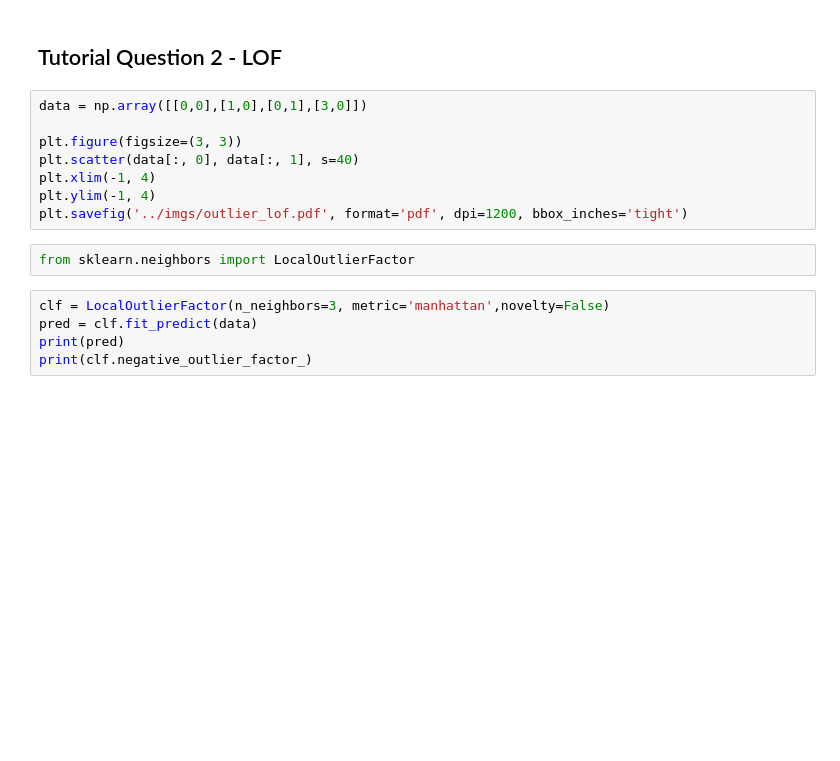
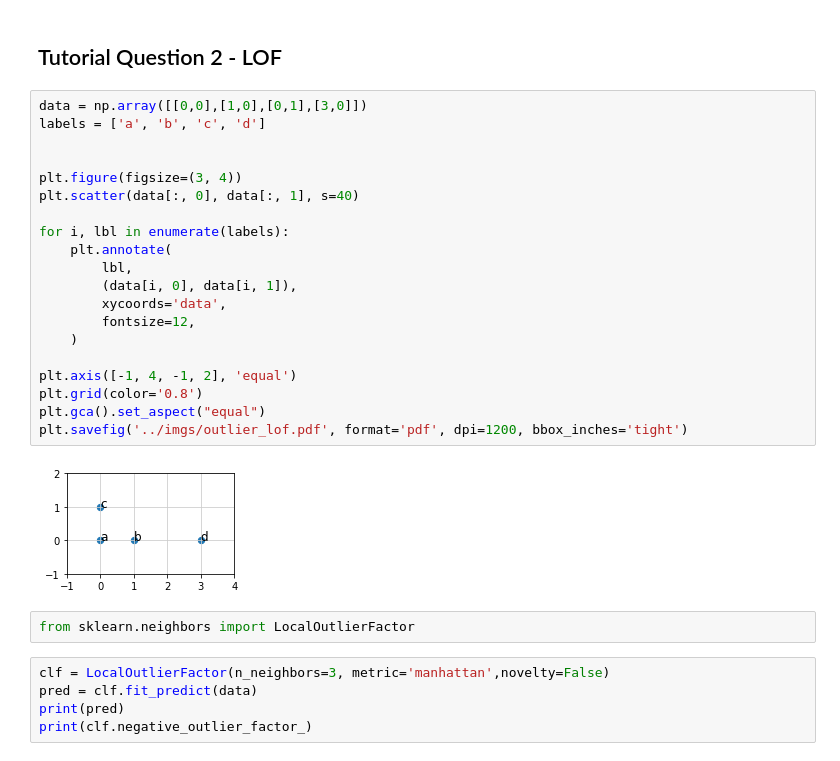
Before and after one commit to HangGao132/tutorial_762_2021, a Jupyter notebook: code/tutorial_11.ipynb, the cells around one changed output. Cells and saved outputs as stored; diff of their text form; blank space fills up the shorter version.

Commit message:
updated figure for LOF

```diff
--- a/code/tutorial_11.ipynb
+++ b/code/tutorial_11.ipynb
@@ -70,12 +67,26 @@ plt.savefig('../imgs/outlier_examples.pdf', format='pdf', dpi=1200, bbox_inches=
 ## Tutorial Question 2 - LOF
 # %%
 data = np.array([[0,0],[1,0],[0,1],[3,0]])
+labels = ['a', 'b', 'c', 'd']
 
-plt.figure(figsize=(3, 3))
+
+plt.figure(figsize=(3, 4))
 plt.scatter(data[:, 0], data[:, 1], s=40)
-plt.xlim(-1, 4)
-plt.ylim(-1, 4)
+
+for i, lbl in enumerate(labels):
+    plt.annotate(
+        lbl,
+        (data[i, 0], data[i, 1]),
+        xycoords='data',
+        fontsize=12,
+    )
+
+plt.axis([-1, 4, -1, 2], 'equal')
+plt.grid(color='0.8')
+plt.gca().set_aspect("equal")
 plt.savefig('../imgs/outlier_lof.pdf', format='pdf', dpi=1200, bbox_inches='tight')
+# %% [output]
+[figure, added]
 # %%
 from sklearn.neighbors import LocalOutlierFactor
 # %%
```
Also changed, not shown: parts of 4 cells of this notebook, 5 other files.
